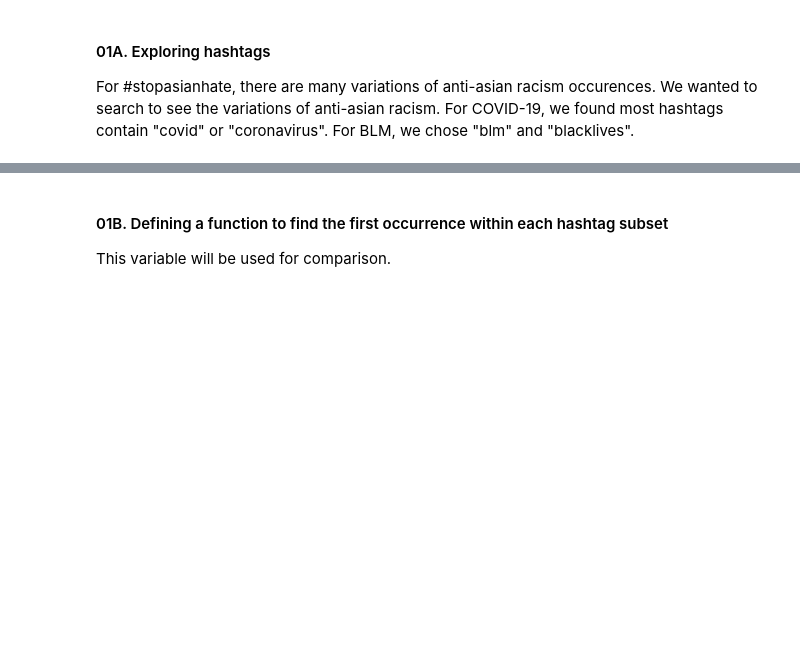
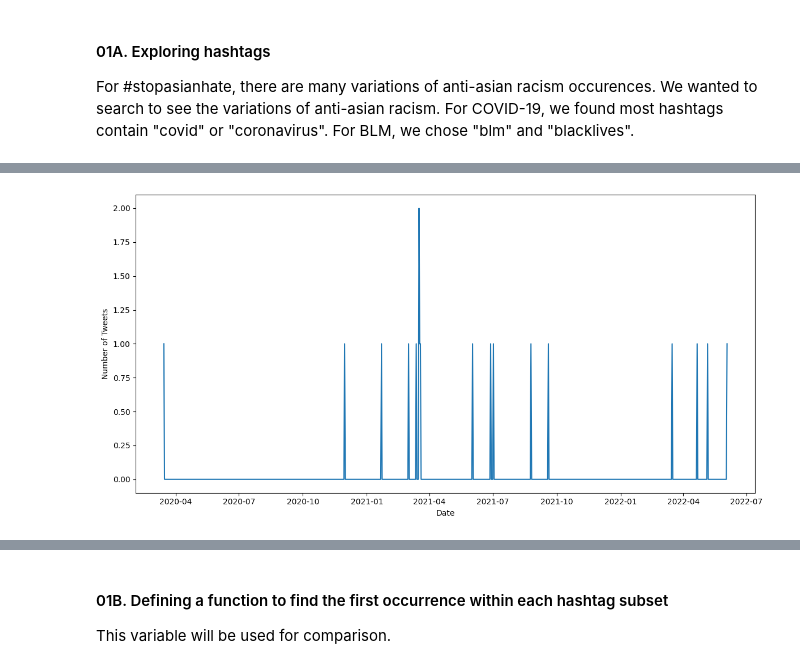
Before and after one commit to maccias/qss20_covidtweetproject, a Jupyter notebook: code/QSS20_FinalProject.ipynb, the cells around one changed output, grey strips where cells are left out. Drawn from its saved outputs; the diff is of its cells as text; code cells hidden in the pictures; blank space fills up the shorter version.

```diff
--- a/code/QSS20_FinalProject.ipynb
+++ b/code/QSS20_FinalProject.ipynb
@@ -107,0 +136,13 @@ RT @WHO: @DrTedros Reduce your risk of #coronavirus infection https://t.co/PKzKa
+# %%
+asian = test("asian|yellow|stopasianhate|stopaapihate")
+testasian = tweet_v(asian)
+
+# testasian = filtr(testasian,"2020-05-25","2020-06-20")
+
+plt.figure(figsize=(12, 6))
+plt.plot(testasian['date2'], testasian['tweet_count'], label='Tweet Volume')
+plt.xlabel('Date')
+plt.ylabel('Number of Tweets')
+plt.tight_layout()
+# %% [output]
+[figure, added]
```
Also changed, not shown: parts of 12 cells of this notebook.
